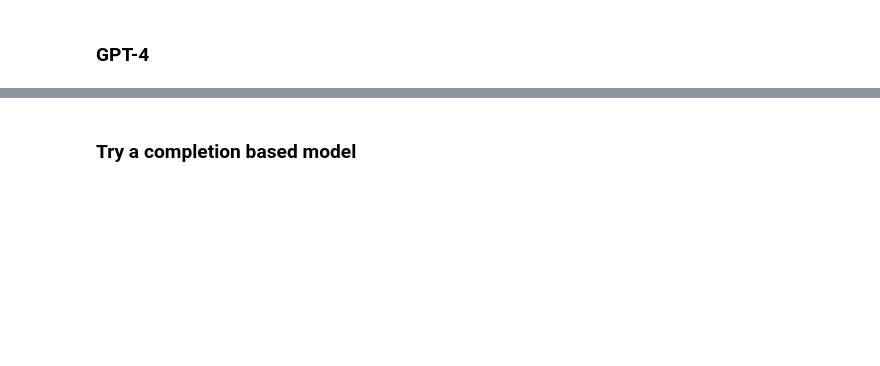
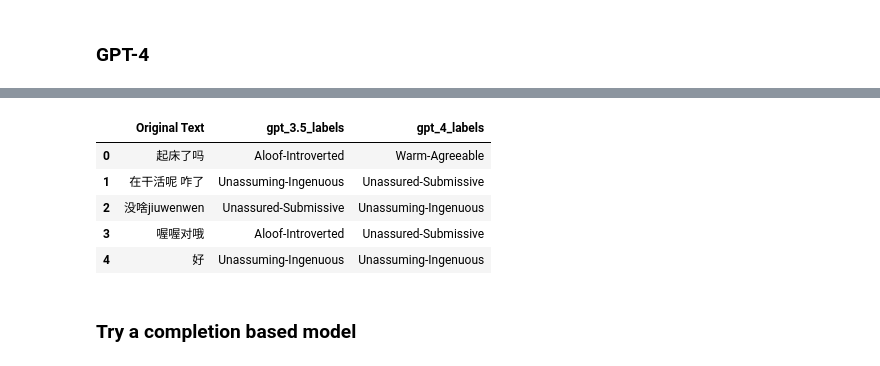
Before and after one commit to ToddMorrill/charm, a Jupyter notebook: circumplex/GPT_annotation.ipynb, the cells around one changed output, grey strips where cells are left out. Cells and saved outputs as stored; diff of their text form; code cells hidden in the pictures; blank space fills up the shorter version.

```diff
--- a/circumplex/GPT_annotation.ipynb
+++ b/circumplex/GPT_annotation.ipynb
@@ -110,9 +151,8 @@ messages = [{'role': 'system', 'content': 'You are a helpful assistant.'},
 result = openai.ChatCompletion.create(
   model=gpt_3_model,
   messages=messages,
-  # max_tokens=model_limit,
-  temperature=0,
-  top_p=0,
+  temperature=temperature,
+  top_p=top_p,
 )
 # %%
 print(result['usage'])
@@ -154,18 +175,9 @@ sample_df['gpt_3.5_explanations'] = explanations
 # %% [markdown]
 ### GPT-4
-# %%
-# try with GPT-4
-openai.organization = 'org-bY4lHDd6A0w5itFiXf15EdJ0'
-openai.api_key = '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'
-# %%
-messages = [
-  {"role": "system", "content": f"You are a chat-based, large language model trained by OpenAI that annotates data."},
-  {"role": "user", "content": model_input},
-]
 # %%
 result = openai.ChatCompletion.create(
-  model='gpt-4',
+  model=gpt_4_model,
   messages=messages,
-  # max_tokens=model_limit,
-  temperature=0
+  temperature=temperature,
+  top_p=top_p,
 )
@@ -220,2 +226,11 @@ sample_df.head()
+# %%
+sample_df[['Original Text', 'gpt_3.5_labels', 'gpt_4_labels']].head()
+# %% [output]
+|  | Original Text | gpt_3.5_labels | gpt_4_labels |
+| 0 | 起床了吗 | Aloof-Introverted | Warm-Agreeable |
+| 1 | 在干活呢 咋了 | Unassuming-Ingenuous | Unassured-Submissive |
+| 2 | 没啥jiuwenwen | Unassured-Submissive | Unassuming-Ingenuous |
+| 3 | 喔喔对哦 | Aloof-Introverted | Unassured-Submissive |
+| 4 | 好 | Unassuming-Ingenuous | Unassuming-Ingenuous |
 # %% [markdown]
 ### Try a completion based model
```
Also changed, not shown: parts of 78 cells of this notebook, 9 other files.
